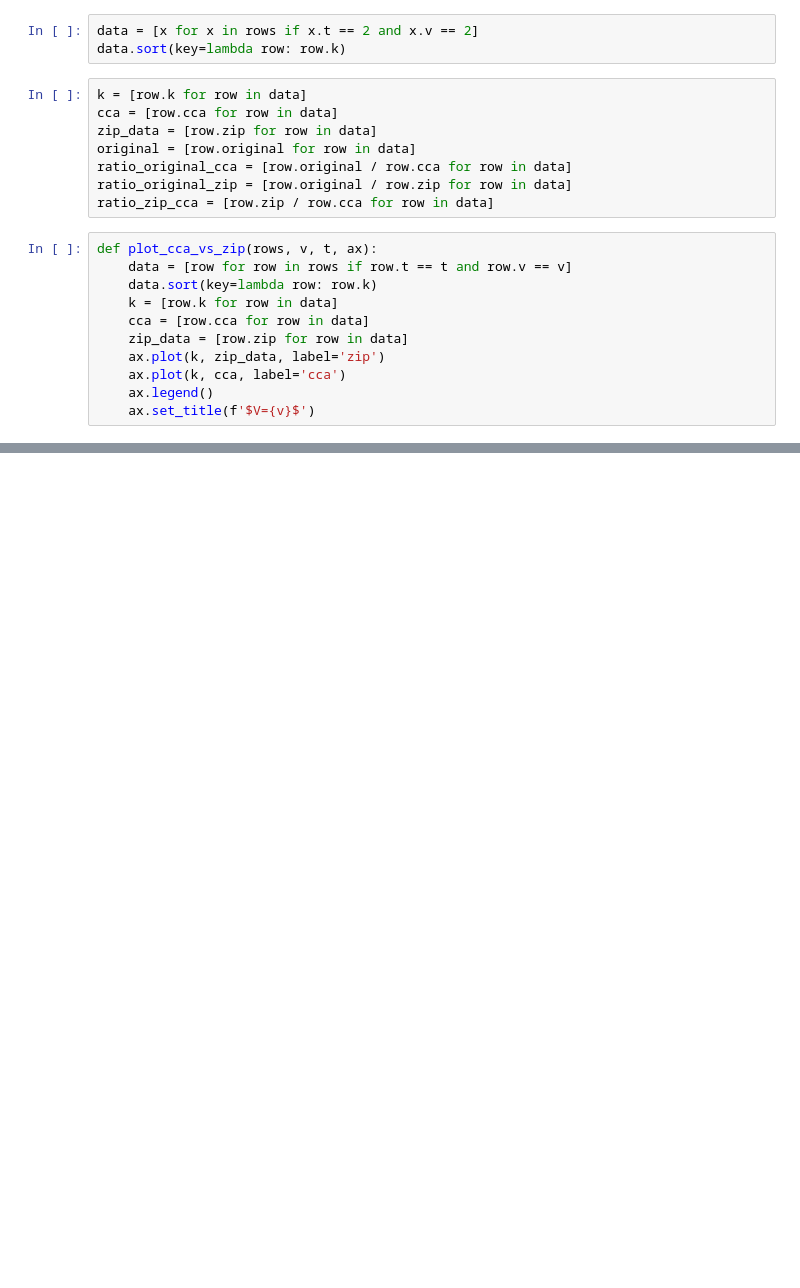
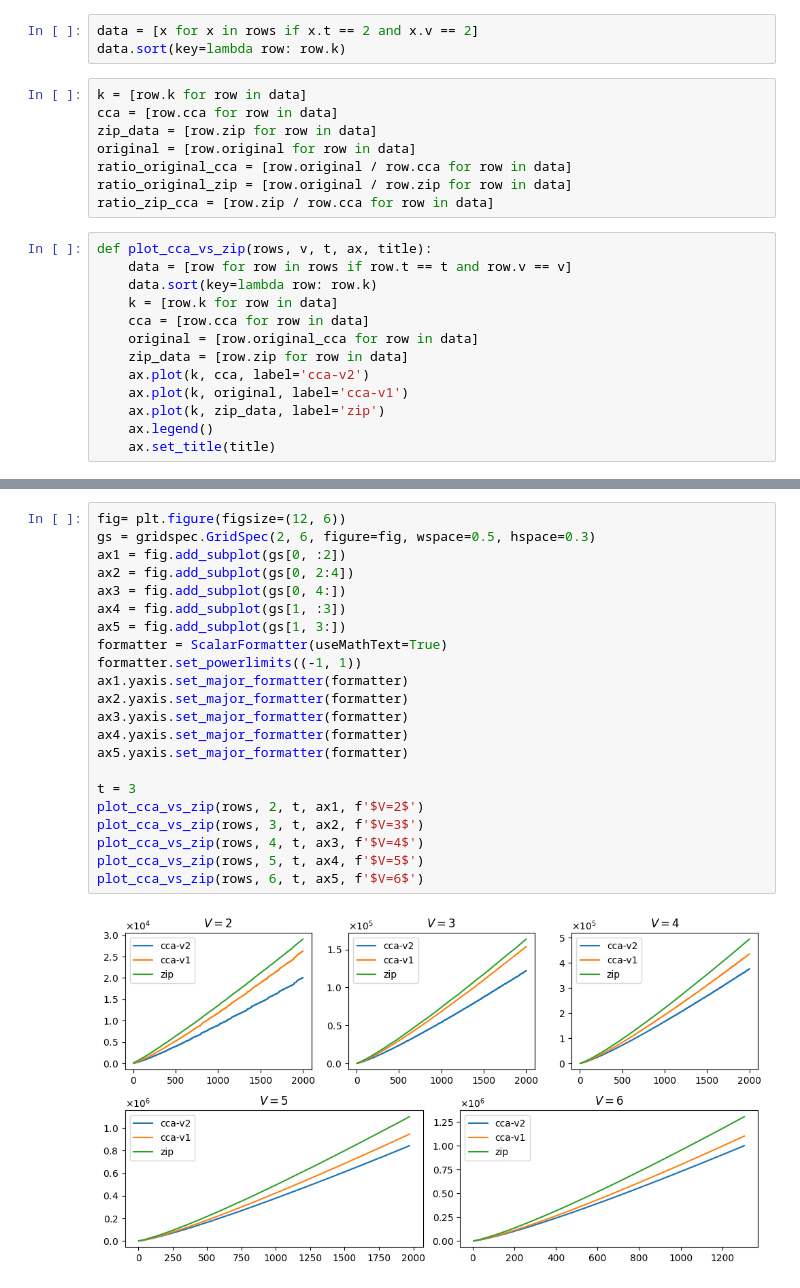
Before and after one commit to BusHero/CA2, a Jupyter notebook: plots.ipynb, the cells around one changed output, grey strips where cells are left out. Saved outputs shown, nothing was run; the diff lists cells and outputs as text; blank space fills up the shorter version.

```diff
--- a/plots.ipynb
+++ b/plots.ipynb
@@ -41,16 +46,18 @@ ratio_original_cca = [row.original / row.cca for row in data]
 ratio_original_zip = [row.original / row.zip for row in data]
 ratio_zip_cca = [row.zip / row.cca for row in data]
 # %%
-def plot_cca_vs_zip(rows, v, t, ax):
+def plot_cca_vs_zip(rows, v, t, ax, title):
     data = [row for row in rows if row.t == t and row.v == v]
     data.sort(key=lambda row: row.k)
     k = [row.k for row in data]
     cca = [row.cca for row in data]
+    original = [row.original_cca for row in data]
     zip_data = [row.zip for row in data]
+    ax.plot(k, cca, label='cca-v2')
+    ax.plot(k, original, label='cca-v1')
     ax.plot(k, zip_data, label='zip')
-    ax.plot(k, cca, label='cca')
     ax.legend()
-    ax.set_title(f'$V={v}$')
+    ax.set_title(title)
 # %%
 
 def plot_ratio_original_to_compressed(rows, v, t, ax):
@@ -63,6 +72,30 @@ def plot_ratio_original_to_compressed(rows, v, t, ax):
     ax.plot(k, ratio_original_zip, label='zip')
     ax.legend()
     ax.set_title(f'$V={v}$')
+# %%
+fig= plt.figure(figsize=(12, 6))
+gs = gridspec.GridSpec(2, 6, figure=fig, wspace=0.5, hspace=0.3)
+ax1 = fig.add_subplot(gs[0, :2])
+ax2 = fig.add_subplot(gs[0, 2:4])
+ax3 = fig.add_subplot(gs[0, 4:])
+ax4 = fig.add_subplot(gs[1, :3])
+ax5 = fig.add_subplot(gs[1, 3:])
+formatter = ScalarFormatter(useMathText=True)
+formatter.set_powerlimits((-1, 1))
+ax1.yaxis.set_major_formatter(formatter)
+ax2.yaxis.set_major_formatter(formatter)
+ax3.yaxis.set_major_formatter(formatter)
+ax4.yaxis.set_major_formatter(formatter)
+ax5.yaxis.set_major_formatter(formatter)
+
+t = 3
+plot_cca_vs_zip(rows, 2, t, ax1, f'$V=2$')
+plot_cca_vs_zip(rows, 3, t, ax2, f'$V=3$')
+plot_cca_vs_zip(rows, 4, t, ax3, f'$V=4$')
+plot_cca_vs_zip(rows, 5, t, ax4, f'$V=5$')
+plot_cca_vs_zip(rows, 6, t, ax5, f'$V=6$')
+# %% [output]
+[figure, added]
 # %%
 fig= plt.figure(figsize=(12, 6))
 gs = gridspec.GridSpec(2, 6, figure=fig, wspace=0.5, hspace=0.3)
```
Also changed, not shown: parts of 7 cells of this notebook, 6 other files.
